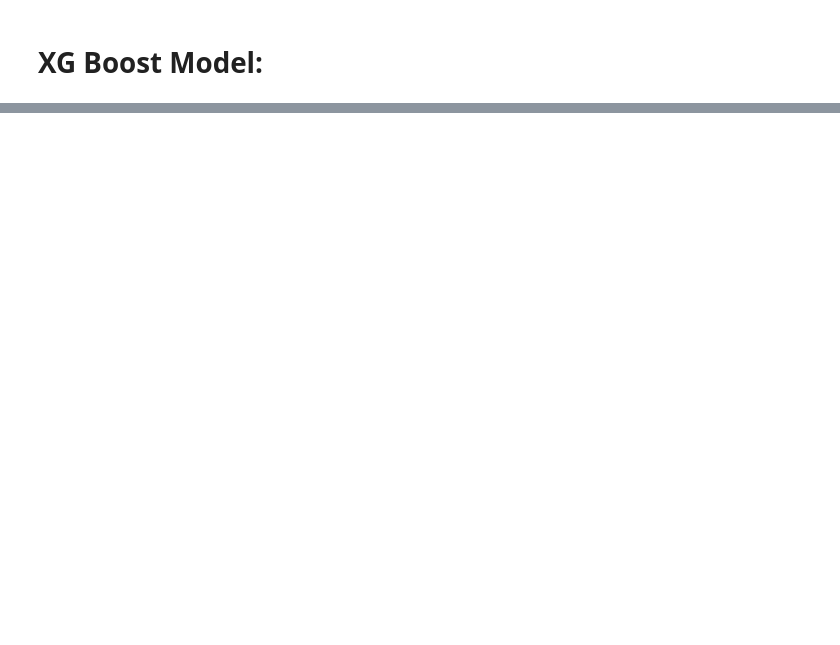
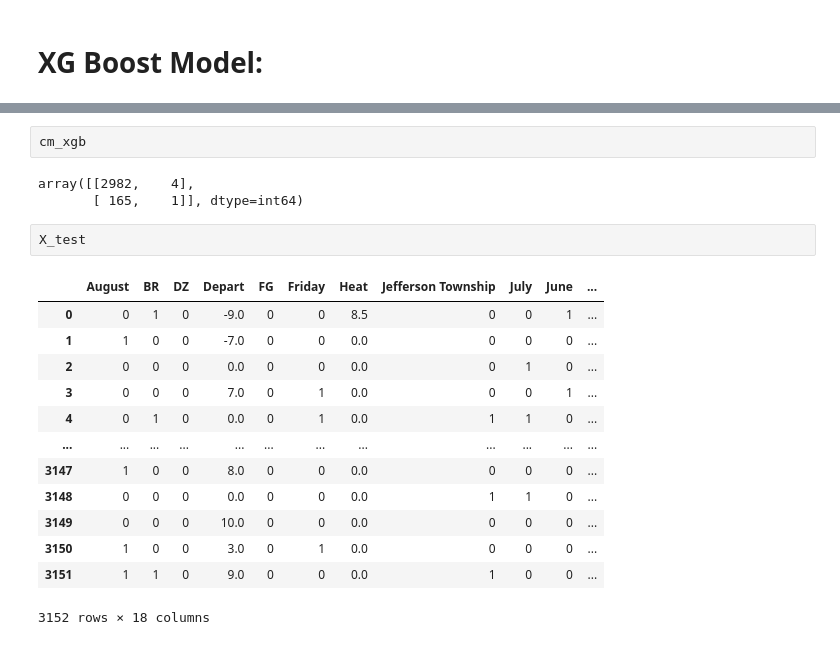
Before and after one commit to jasonhua805/WestNileVirus, a Jupyter notebook: Capstone 2 - Modeling.ipynb, the cells around one changed output, grey strips where cells are left out. Drawn from its saved outputs; the diff is of its cells as text; blank space fills up the shorter version.

```diff
--- a/Capstone 2 - Modeling.ipynb
+++ b/Capstone 2 - Modeling.ipynb
@@ -83,0 +134,21 @@ It looks like our random forest model just predicted "No Virus" for every single
+# %%
+cm_xgb
+# %% [output]
+array([[2982,    4],
+       [ 165,    1]], dtype=int64)
+# %%
+X_test
+# %% [output]
+|  | August | BR | DZ | Depart | FG | Friday | Heat | Jefferson Township | July | June | ... |
+| 0 | 0 | 1 | 0 | -9.0 | 0 | 0 | 8.5 | 0 | 0 | 1 | ... |
+| 1 | 1 | 0 | 0 | -7.0 | 0 | 0 | 0.0 | 0 | 0 | 0 | ... |
+| 2 | 0 | 0 | 0 | 0.0 | 0 | 0 | 0.0 | 0 | 1 | 0 | ... |
+| 3 | 0 | 0 | 0 | 7.0 | 0 | 1 | 0.0 | 0 | 0 | 1 | ... |
+| 4 | 0 | 1 | 0 | 0.0 | 0 | 1 | 0.0 | 1 | 1 | 0 | ... |
+| ... | ... | ... | ... | ... | ... | ... | ... | ... | ... | ... | ... |
+| 3147 | 1 | 0 | 0 | 8.0 | 0 | 0 | 0.0 | 0 | 0 | 0 | ... |
+| 3148 | 0 | 0 | 0 | 0.0 | 0 | 0 | 0.0 | 1 | 1 | 0 | ... |
+| 3149 | 0 | 0 | 0 | 10.0 | 0 | 0 | 0.0 | 0 | 0 | 0 | ... |
+| 3150 | 1 | 0 | 0 | 3.0 | 0 | 1 | 0.0 | 0 | 0 | 0 | ... |
+| 3151 | 1 | 1 | 0 | 9.0 | 0 | 0 | 0.0 | 1 | 0 | 0 | ... |
+3152 rows × 18 columns
```
Also changed, not shown: parts of 9 cells of this notebook, 6 other files.
